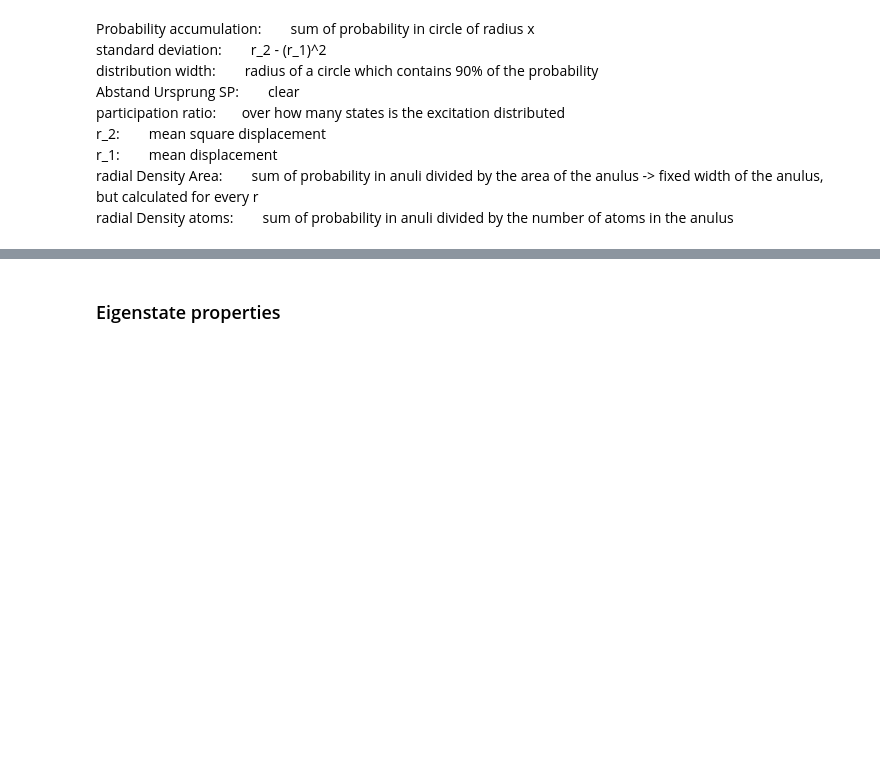
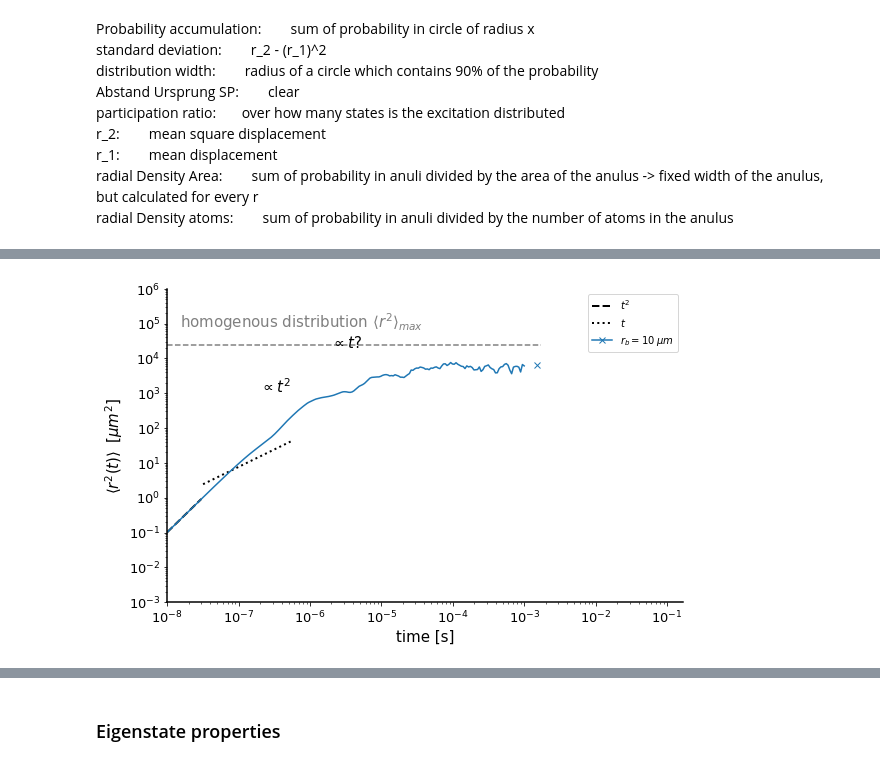
Before and after one commit to Jilinger/Paper, a Jupyter notebook: Spin_transport.ipynb, the cells around one changed output, grey strips where cells are left out. Saved outputs shown, nothing was run; the diff lists cells and outputs as text; code cells hidden in the pictures; blank space fills up the shorter version.

```diff
--- a/Spin_transport.ipynb
+++ b/Spin_transport.ipynb
@@ -984,3 +943,15 @@ def plot_all_eigenstates(ipr,ratio,eigenvalues):
     axes[3,1].set_title("averaged level spacing ratios")
 
     fig.tight_layout()
+# %%
+global number_atoms
+global radius
+coupling_constant= -2.72*10**9  #stärke der nachbarwechselwirkung
+
+#Parameter:
+number_atoms=800
+density= 0.52
+r_b = 2.5
+radius = (np.sqrt(number_atoms*r_b**2/density))
+
+atoms_array = produce_atoms(number_atoms, radius, r_b)
@@ -1096,0 +1098,46 @@ No handles with labels found to put in legend.
+# %%
+plt.rc('xtick',labelsize=13)
+plt.rc('ytick',labelsize=13)
+
+
+from matplotlib import rc
+fig, axes = plt.subplots(1,1, figsize=(8,5))
+plt.tight_layout()
+axes.set_xscale("log")
+axes.set_yscale("log")
+plt.xlim(left=10**-8, right=1.7*10**-1)
+plt.ylim(0.001,10**6)
+
+
+axes.spines['right'].set_visible(False)
+axes.spines['top'].set_visible(False)
+for axis in ['top','bottom','left','right']:
+    axes.spines[axis].set_linewidth(1.5)
+
+
+r_1,r_2, correlation, p_infinity,density, density_inf,erwartung,ipr, ipr_inf, n_ursprung, n_intervall, n_ursprung_inf, n_intervall_inf, erwartung_ursprung_norm, erwartung_ursprung_norm_inf, deviation, distribution_width, distribution_width_inf, deviation_inf, r_1_inf, r_2_inf  =auswertung()
+
+
+popt1,pcov1 = curve_fit(quad_func,time_array[0:10],r_2[0:10],p0=[5*10**15])
+popt2,pcov2 = curve_fit(lin_func,time_array[30:40],r_2[30:40],p0=[5*10**15])
+plt.plot(time_array[0:20],quad_func(time_array[0:20],*popt1), label=r"$t^2$", color="black", linestyle = "--", linewidth=2);
+plt.plot(time_array[20:70],lin_func(time_array[20:70],*popt2), label=r"$t$", color="black", linestyle = ":", linewidth=2);
+
+
+
+axes.plot(time_array,r_2);
+axes.errorbar(time_array[-1]+time_array[-1]*0.5,r_2_inf, marker ="x", label=r"$r_b=10 \;\mu m$",color = "C0",capsize=2)
+
+
+
+axes.plot([10**-8,1.7*10**-3],[0.5*radius**2,0.5*radius**2],linestyle ="--", color= "grey")
+axes.text(1.5*10**-8,0.5*radius**2+50000,r"homogenous distribution $\langle r^2 \rangle_{max}$", color= "grey", fontsize=15)
+axes.text(2*10**-7,10**3,r"$\propto t^2$", fontsize=15)
+axes.text(2*10**-6,2*10**4,r"$\propto t ?$", fontsize=15)
+
+
+axes.set_xlabel("time [s]", fontsize=15)
+axes.set_ylabel(r"$\langle r^2(t) \rangle\;\;[\mu m^2]$", fontsize=15);
+axes.legend();
+# %% [output]
+[figure, added]
```
Also changed, not shown: parts of 43 cells of this notebook, 7 other files.
